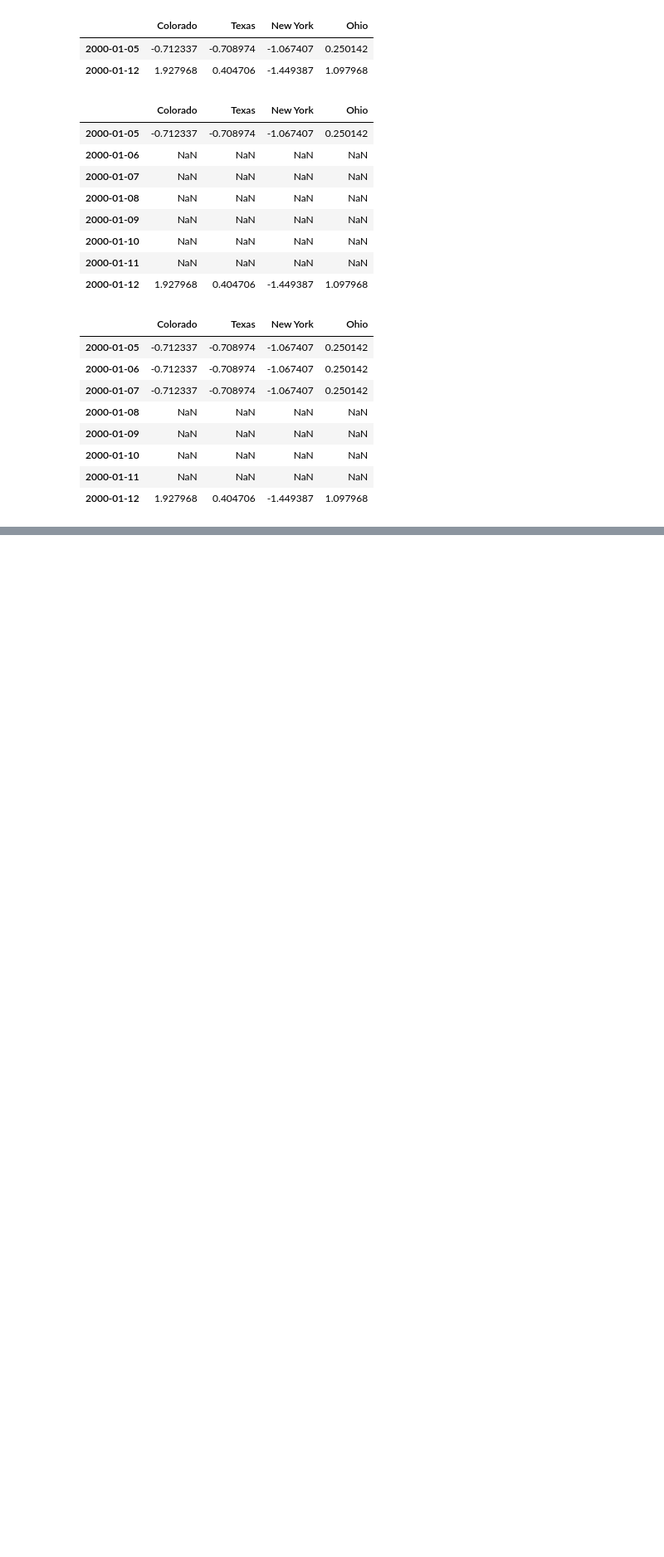
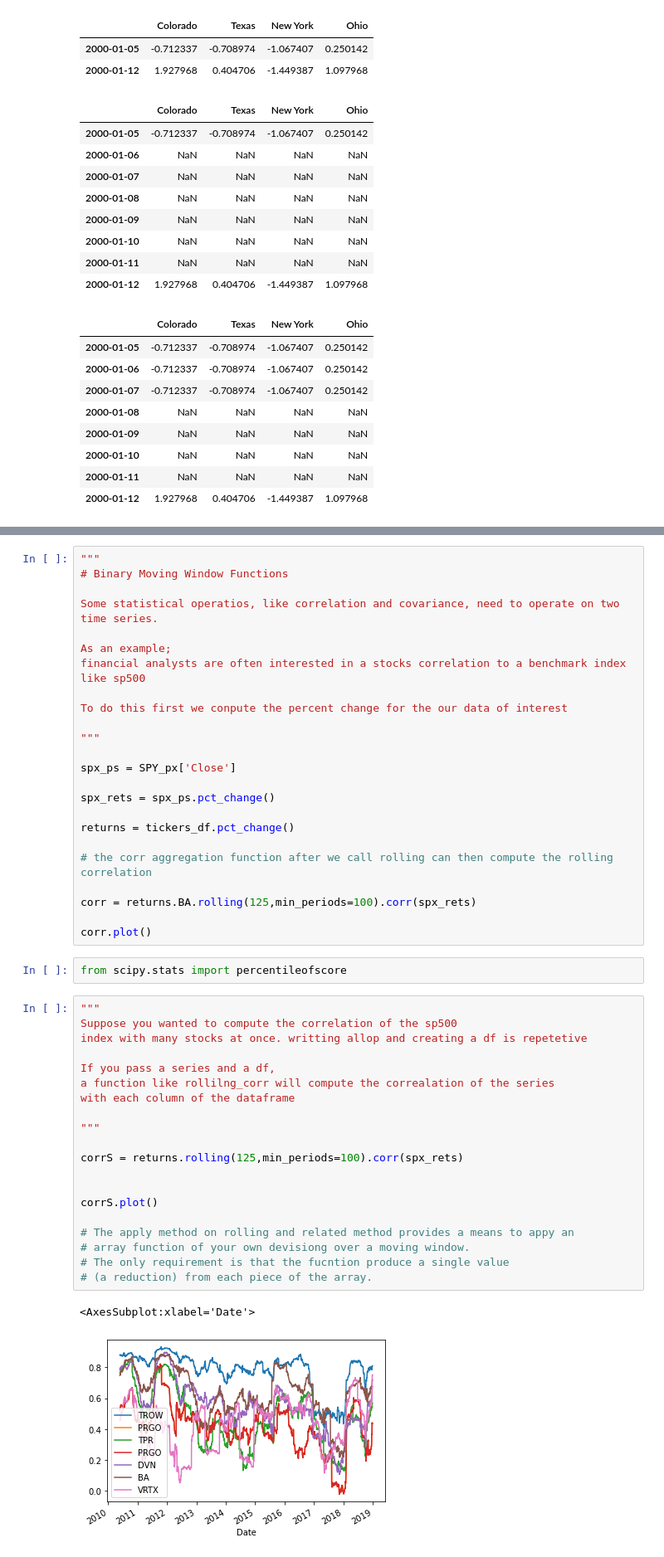
Before and after one commit to MuayThaiLegz/Py_DataAnalysis, a Jupyter notebook: DataAnalysis_ChapterEleven.ipynb, the cells around one changed output, grey strips where cells are left out. Shown at 83% size. Drawn from its saved outputs; the diff is of its cells as text; blank space fills up the shorter version.

```diff
--- a/DataAnalysis_ChapterEleven.ipynb
+++ b/DataAnalysis_ChapterEleven.ipynb
@@ -1154,0 +1222,49 @@ tickers_df.rolling(250).std().plot()
+# %%
+"""
+# Binary Moving Window Functions
+
+Some statistical operatios, like correlation and covariance, need to operate on two time series.
+
+As an example;
+financial analysts are often interested in a stocks correlation to a benchmark index like sp500
+
+To do this first we conpute the percent change for the our data of interest
+
+"""
+
+spx_ps = SPY_px['Close']
+
+spx_rets = spx_ps.pct_change()
+
+returns = tickers_df.pct_change()
+
+# the corr aggregation function after we call rolling can then compute the rolling correlation
+
+corr = returns.BA.rolling(125,min_periods=100).corr(spx_rets)
+
+corr.plot()
+# %%
+from scipy.stats import percentileofscore
+# %%
+"""
+Suppose you wanted to compute the correlation of the sp500
+index with many stocks at once. writting allop and creating a df is repetetive
+
+If you pass a series and a df,
+a function like rollilng_corr will compute the correalation of the series
+with each column of the dataframe
+
+"""
+
+corrS = returns.rolling(125,min_periods=100).corr(spx_rets)
+
+
+corrS.plot()
+
+# The apply method on rolling and related method provides a means to appy an
+# array function of your own devisiong over a moving window.
+# The only requirement is that the fucntion produce a single value
+# (a reduction) from each piece of the array.
+# %% [output]
+<AxesSubplot:xlabel='Date'>
+[figure, added]
```
Also changed, not shown: parts of 5 cells of this notebook.
